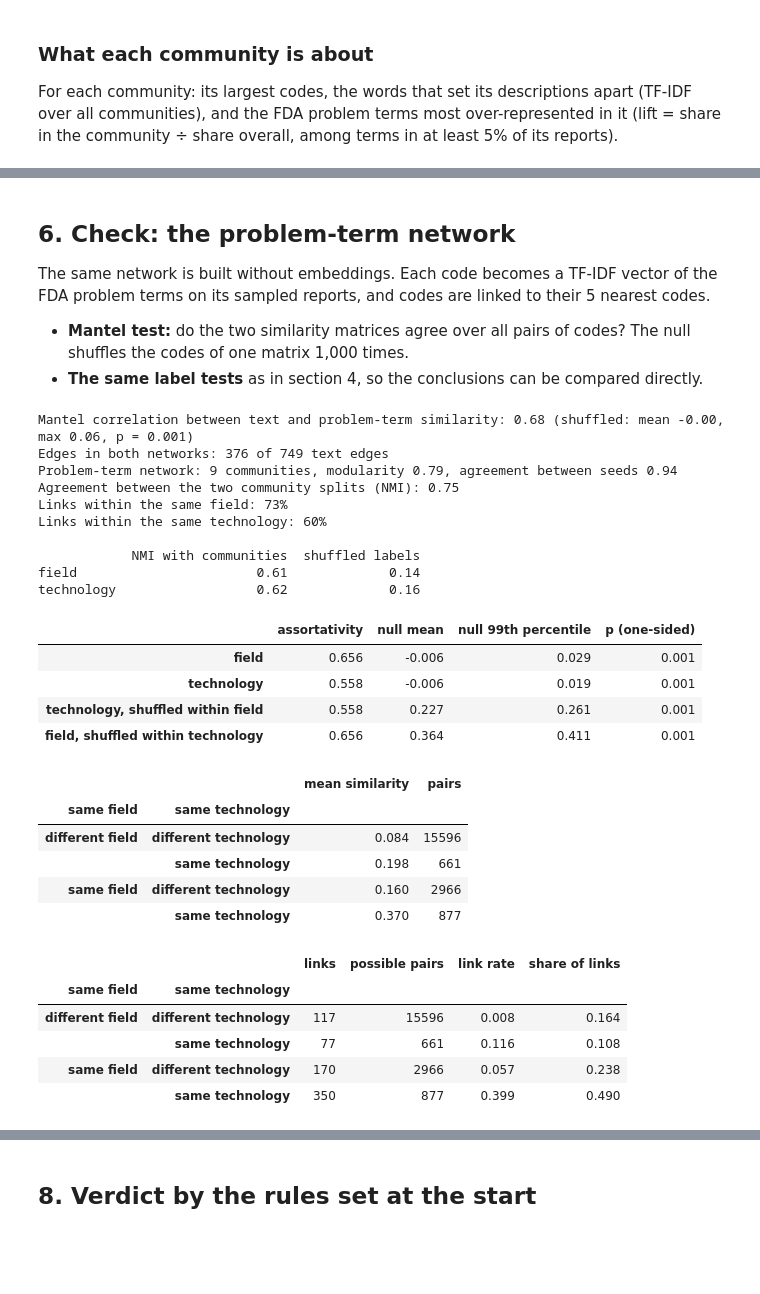
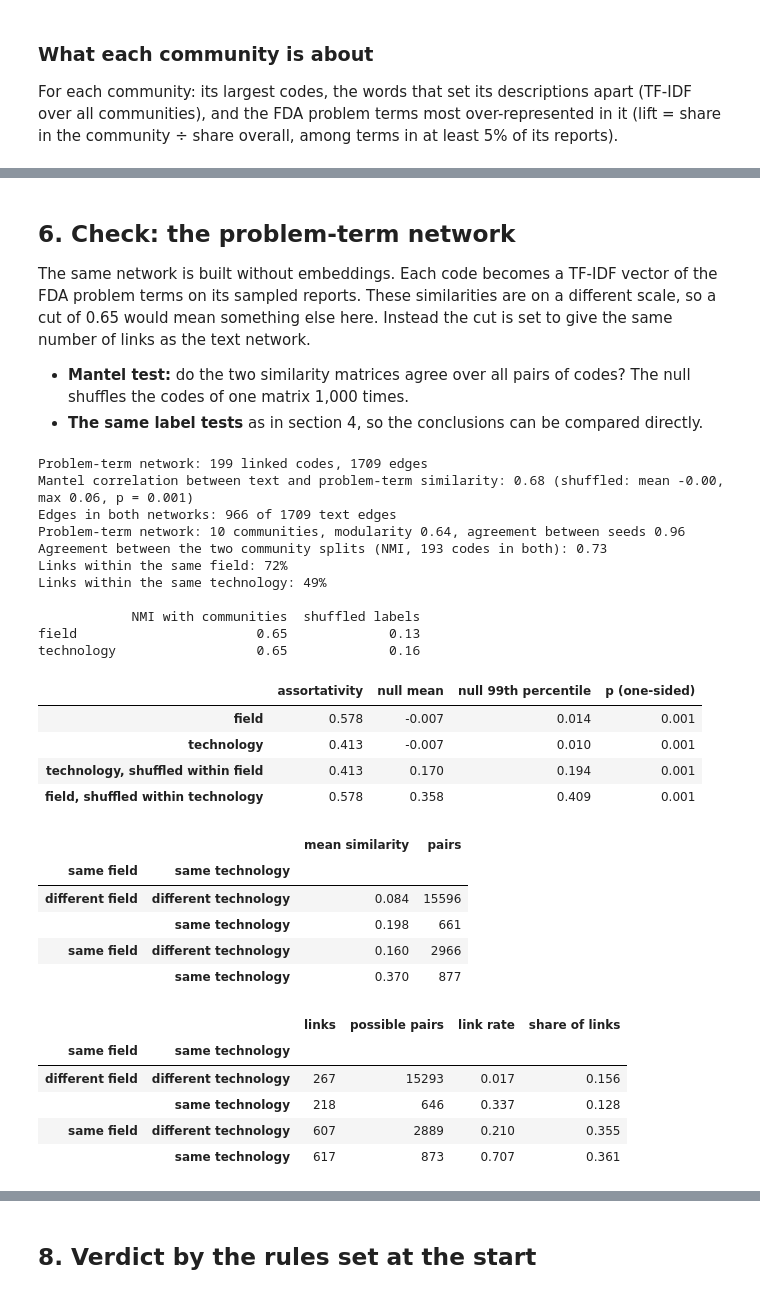
Before and after one commit to albertcasajuana01/social_graphs_project, a Jupyter notebook: text_similarity_network.ipynb, the cells around one changed output, grey strips where cells are left out. Drawn from its saved outputs; the diff is of its cells as text; code cells hidden in the pictures; blank space fills up the shorter version.

```diff
--- a/text_similarity_network.ipynb
+++ b/text_similarity_network.ipynb
@@ -329,8 +368,9 @@ The same split for the network's links. **Link rate** is the share of possible p
 # %%
 def link_table(graph, pairs):
     edges = set(map(frozenset, graph.edges))
-    is_link = [frozenset((order[a], order[b])) in edges for a, b in zip(i, j)]
-    table = pairs.assign(link=is_link).groupby(["same field", "same technology"])["link"].agg(["sum", "size", "mean"])
+    in_graph = np.isin(order[i], list(graph.nodes)) & np.isin(order[j], list(graph.nodes))
+    is_link = np.array([frozenset((order[a], order[b])) in edges for a, b in zip(i, j)])
+    table = pairs.assign(link=is_link)[in_graph].groupby(["same field", "same technology"])["link"].agg(["sum", "size", "mean"])
     table.columns = ["links", "possible pairs", "link rate"]
     table["share of links"] = table["links"] / table["links"].sum()
     return table.round(3)
@@ -363,15 +403,17 @@ def best_partition(graph, seeds=range(20)):
 
 def nmi_table(partition, n_shuffles=N_SHUFFLES):
     rows = {}
+    nodes = partition.index
     for label in LABELS:
-        labels = codes[label][order]
-        observed = normalized_mutual_info_score(labels, partition[order])
-        null = [normalized_mutual_info_score(rng.permutation(labels.to_numpy()), partition[order]) for _ in range(n_shuffles)]
+        labels = codes[label][nodes]
+        observed = normalized_mutual_info_score(labels, partition[nodes])
+        null = [normalized_mutual_info_score(rng.permutation(labels.to_numpy()), partition[nodes]) for _ in range(n_shuffles)]
         rows[label] = {"NMI with communities": observed, "shuffled labels": float(np.mean(null))}
     return pd.DataFrame(rows).T
 
 
-codes["community"], modularity, stability = best_partition(G)
-print(f"{codes['community'].nunique()} communities, modularity {modularity:.2f}, agreement between seeds (NMI) {stability:.2f}")
-nmi_table(codes["community"]).round(2)
+partition, modularity, stability = best_partition(G)
+codes["community"] = partition.reindex(codes.index)
+print(f"{partition.nunique()} communities, modularity {modularity:.2f}, agreement between seeds (NMI) {stability:.2f}")
+nmi_table(partition).round(2)
 # %% [output]
@@ -383,7 +425,7 @@ nmi_table(codes["community"]).round(2)
 def heatmap(ax, table, title):
     ax.imshow(table.to_numpy(), cmap="Blues", aspect="auto")
     ax.set_xticks(range(table.shape[1]), table.columns, rotation=55, ha="right", fontsize=7)
-    ax.set_yticks(range(len(table)), [f"{c} (n={n})" for c, n in table.sum(axis=1).items()], fontsize=8)
+    ax.set_yticks(range(len(table)), [f"{int(c)} (n={n})" for c, n in table.sum(axis=1).items()], fontsize=8)
     for (r, c), v in np.ndenumerate(table.to_numpy()):
         if v:
             ax.text(c, r, v, ha="center", va="center", fontsize=6.5, color="white" if v > table.to_numpy().max() / 2 else "black")
@@ -402,11 +444,12 @@ plt.tight_layout()
 # %%
 fig, axes = plt.subplots(1, 2, figsize=(16, 7.5))
 position = nx.spring_layout(G, weight="weight", seed=SEED)
+linked = codes.loc[list(G.nodes)]
 for ax, label in zip(axes, LABELS):
-    shown = codes[label].value_counts().index[:9]
+    shown = linked[label].value_counts().index[:9]
     palette = dict(zip(shown, plt.cm.tab10.colors))
-    nx.draw_networkx_edges(G, position, alpha=0.12, ax=ax)
-    for value, group in codes.groupby(codes[label].where(codes[label].isin(shown), "Other")):
+    nx.draw_networkx_edges(G, position, alpha=0.08, ax=ax)
+    for value, group in linked.groupby(linked[label].where(linked[label].isin(shown), "Other")):
         nx.draw_networkx_nodes(
             G, position, nodelist=list(group.index), node_size=10 + group["n_reports"] / 8,
             node_color=[palette.get(value, (0.75, 0.75, 0.75))], label=f"{value} (n={len(group)})", ax=ax,
@@ -470,7 +513,7 @@ for c in size_order:
 # %% [markdown]
 ## 6. Check: the problem-term network
 
-The same network is built without embeddings. Each code becomes a TF-IDF vector of the FDA problem terms on its sampled reports, and codes are linked to their 5 nearest codes.
+The same network is built without embeddings. Each code becomes a TF-IDF vector of the FDA problem terms on its sampled reports. These similarities are on a different scale, so a cut of 0.65 would mean something else here. Instead the cut is set to give the same number of links as the text network.
 
 - **Mantel test:** do the two similarity matrices agree over all pairs of codes? The null shuffles the codes of one matrix 1,000 times.
 - **The same label tests** as in section 4, so the conclusions can be compared directly.
@@ -480,7 +523,8 @@ term_docs = report_terms.groupby(sample.loc[report_terms.index, "product_code"])
 term_vectorizer = TfidfVectorizer(tokenizer=lambda s: s.split("|"), token_pattern=None, lowercase=False, sublinear_tf=True)
 term_vectors = term_vectorizer.fit_transform(term_docs)
 term_sim = (term_vectors @ term_vectors.T).toarray()
-G_terms = knn_graph(term_sim, order, K)
+G_terms = matched_graph(term_sim, order, G.number_of_edges())
+print(f"Problem-term network: {G_terms.number_of_nodes()} linked codes, {G_terms.number_of_edges()} edges")
 
 a, b = text_sim[i, j], term_sim[i, j]
 mantel = np.corrcoef(a, b)[0, 1]
@@ -492,47 +536,50 @@ mantel_null = np.array(mantel_null)
 print(f"Mantel correlation between text and problem-term similarity: {mantel:.2f} "
       f"(shuffled: mean {mantel_null.mean():.2f}, max {mantel_null.max():.2f}, p = {(np.sum(mantel_null >= mantel) + 1) / (N_SHUFFLES + 1):.3f})")
 shared_edges = len(set(map(frozenset, G.edges)) & set(map(frozenset, G_terms.edges)))
 print(f"Edges in both networks: {shared_edges} of {G.number_of_edges()} text edges")
 
 term_partition, term_modularity, term_stability = best_partition(G_terms)
 print(f"Problem-term network: {term_partition.nunique()} communities, modularity {term_modularity:.2f}, agreement between seeds {term_stability:.2f}")
-print(f"Agreement between the two community splits (NMI): {normalized_mutual_info_score(codes['community'][order], term_partition[order]):.2f}")
+both = partition.index.intersection(term_partition.index)
+print(f"Agreement between the two community splits (NMI, {len(both)} codes in both): "
+      f"{normalized_mutual_info_score(partition[both], term_partition[both]):.2f}")
 for label in LABELS:
     print(f"Links within the same {label}: {share_within(G_terms, label):.0%}")
 print()
 print(nmi_table(term_partition).round(2).to_string())
 
 term_tests = label_tests(G_terms)
 term_pairs = pairs.assign(similarity=term_sim[i, j])
 display(term_tests.round(3))
 display(pair_table(term_pairs))
 link_table(G_terms, term_pairs)
 # %% [output]
+Problem-term network: 199 linked codes, 1709 edges
 Mantel correlation between text and problem-term similarity: 0.68 (shuffled: mean -0.00, max 0.06, p = 0.001)
-Edges in both networks: 376 of 749 text edges
-Problem-term network: 9 communities, modularity 0.79, agreement between seeds 0.94
-Agreement between the two community splits (NMI): 0.75
-Links within the same field: 73%
-Links within the same technology: 60%
+Edges in both networks: 966 of 1709 text edges
+Problem-term network: 10 communities, modularity 0.64, agreement between seeds 0.96
+Agreement between the two community splits (NMI, 193 codes in both): 0.73
+Links within the same field: 72%
+Links within the same technology: 49%
 
             NMI with communities  shuffled labels
-field                       0.61             0.14
-technology                  0.62             0.16
+field                       0.65             0.13
+technology                  0.65             0.16
 |  | assortativity | null mean | null 99th percentile | p (one-sided) |
-| field | 0.656 | -0.006 | 0.029 | 0.001 |
-| technology | 0.558 | -0.006 | 0.019 | 0.001 |
-| technology, shuffled within field | 0.558 | 0.227 | 0.261 | 0.001 |
-| field, shuffled within technology | 0.656 | 0.364 | 0.411 | 0.001 |
+| field | 0.578 | -0.007 | 0.014 | 0.001 |
+| technology | 0.413 | -0.007 | 0.010 | 0.001 |
+| technology, shuffled within field | 0.413 | 0.170 | 0.194 | 0.001 |
+| field, shuffled within technology | 0.578 | 0.358 | 0.409 | 0.001 |
 |  |  | mean similarity | pairs |
 | same field | same technology |  |  |
 | different field | different technology | 0.084 | 15596 |
 |  | same technology | 0.198 | 661 |
 | same field | different technology | 0.160 | 2966 |
 |  | same technology | 0.370 | 877 |
 |  |  | links | possible pairs | link rate | share of links |
 | same field | same technology |  |  |  |  |
-| different field | different technology | 117 | 15596 | 0.008 | 0.164 |
-|  | same technology | 77 | 661 | 0.116 | 0.108 |
-| same field | different technology | 170 | 2966 | 0.057 | 0.238 |
-|  | same technology | 350 | 877 | 0.399 | 0.490 |
+| different field | different technology | 267 | 15293 | 0.017 | 0.156 |
+|  | same technology | 218 | 646 | 0.337 | 0.128 |
+| same field | different technology | 607 | 2889 | 0.210 | 0.355 |
+|  | same technology | 617 | 873 | 0.707 | 0.361 |
 # %% [markdown]
```
Also changed, not shown: parts of 18 cells of this notebook.
